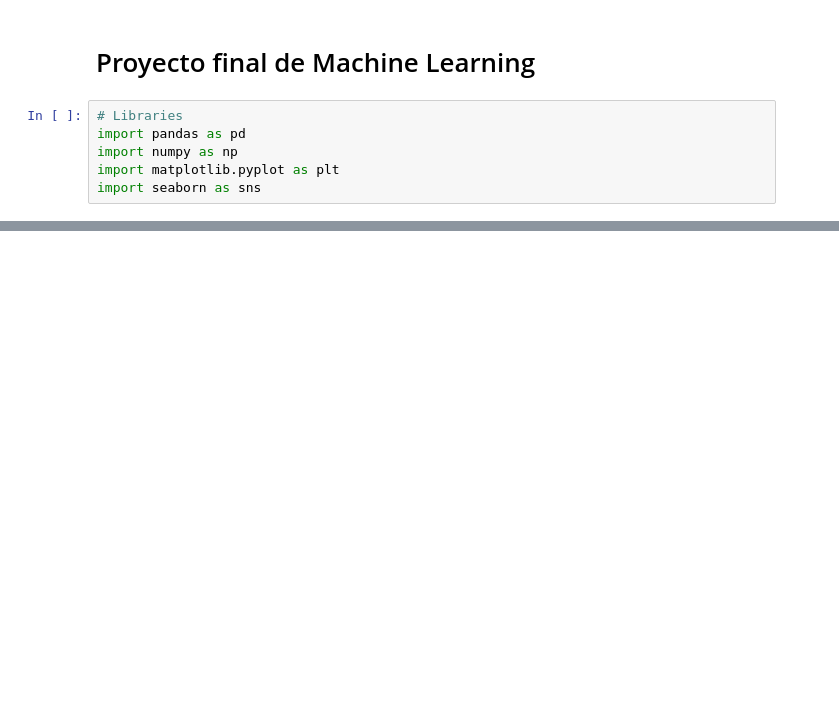
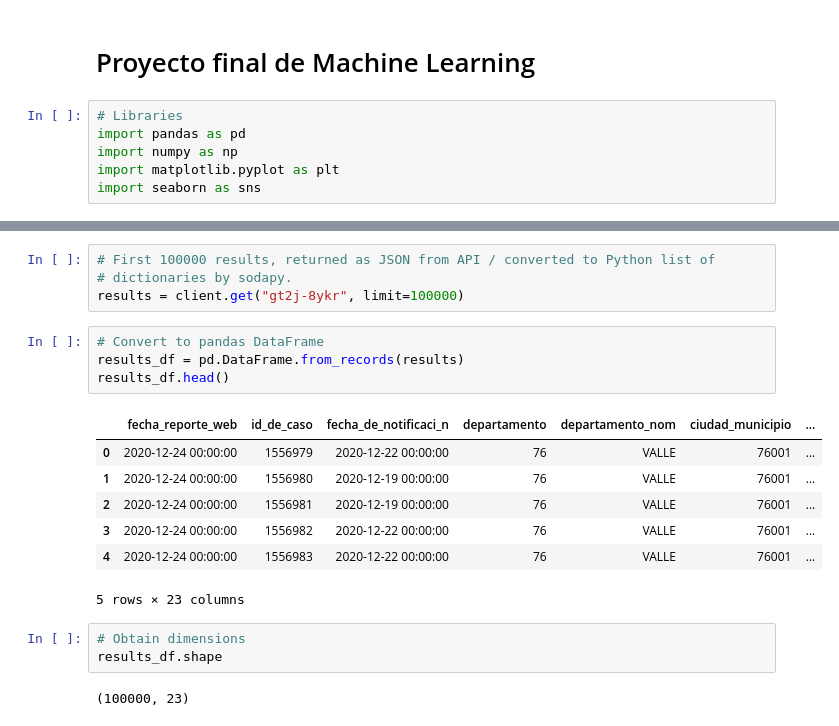
Before and after one commit to 4GeeksAcademy/remelop_Machine_Learning_Final_Project, a Jupyter notebook: src/Final_Project.ipynb, the cells around one changed output, grey strips where cells are left out. Saved outputs shown, nothing was run; the diff lists cells and outputs as text; blank space fills up the shorter version.

```diff
--- a/src/Final_Project.ipynb
+++ b/src/Final_Project.ipynb
@@ -32,0 +30,21 @@ results_df = pd.DataFrame.from_records(results)
+# %%
+# First 100000 results, returned as JSON from API / converted to Python list of
+# dictionaries by sodapy.
+results = client.get("gt2j-8ykr", limit=100000)
+# %%
+# Convert to pandas DataFrame
+results_df = pd.DataFrame.from_records(results)
+results_df.head()
+# %% [output]
+|  | fecha_reporte_web | id_de_caso | fecha_de_notificaci_n | departamento | departamento_nom | ciudad_municipio | ... |
+| 0 | 2020-12-24 00:00:00 | 1556979 | 2020-12-22 00:00:00 | 76 | VALLE | 76001 | ... |
+| 1 | 2020-12-24 00:00:00 | 1556980 | 2020-12-19 00:00:00 | 76 | VALLE | 76001 | ... |
+| 2 | 2020-12-24 00:00:00 | 1556981 | 2020-12-19 00:00:00 | 76 | VALLE | 76001 | ... |
+| 3 | 2020-12-24 00:00:00 | 1556982 | 2020-12-22 00:00:00 | 76 | VALLE | 76001 | ... |
+| 4 | 2020-12-24 00:00:00 | 1556983 | 2020-12-22 00:00:00 | 76 | VALLE | 76001 | ... |
+5 rows × 23 columns
+# %%
+# Obtain dimensions
+results_df.shape
+# %% [output]
+(100000, 23)
```
Also changed, not shown: parts of 19 cells of this notebook.
